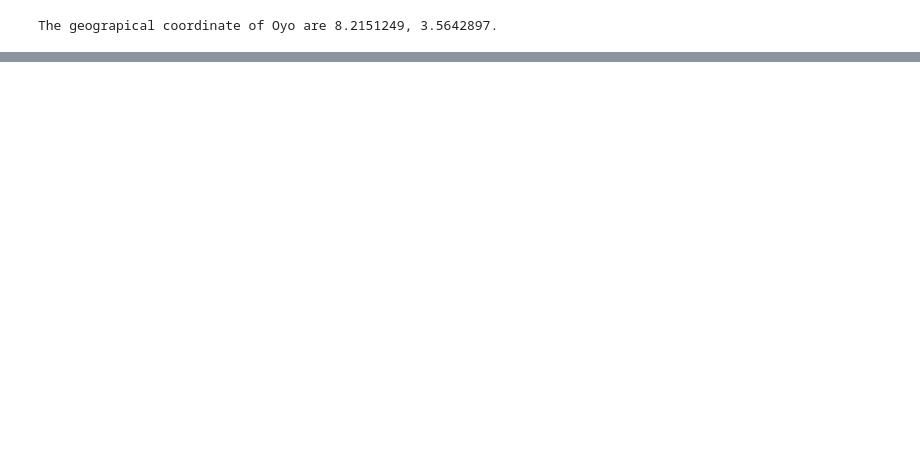
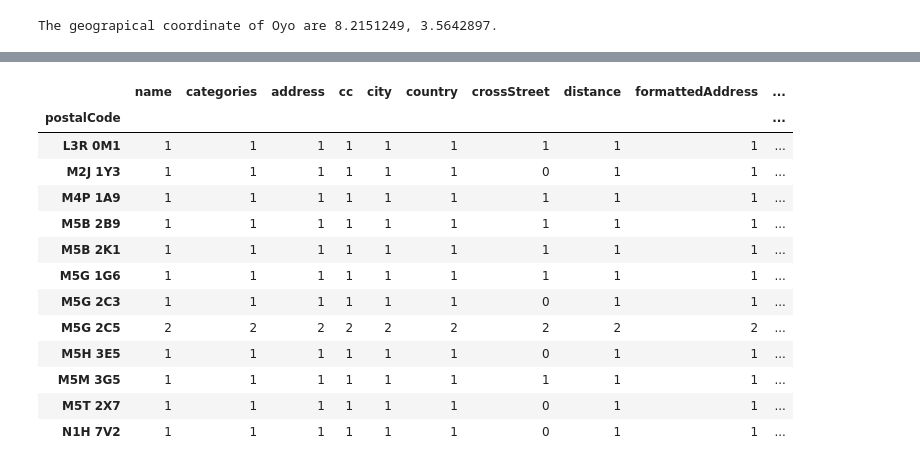
Before and after one commit to Susy4lifey/Coursera_Capstone, a Jupyter notebook: Final Project- The Battle of Neighborhoods.ipynb, the cells around one changed output, grey strips where cells are left out. Drawn from its saved outputs; the diff is of its cells as text; code cells hidden in the pictures; blank space fills up the shorter version.

```diff
--- a/Final Project- The Battle of Neighborhoods.ipynb
+++ b/Final Project- The Battle of Neighborhoods.ipynb
@@ -127,0 +140,8 @@ map_oyo
+# %%
+CLIENT_ID = 'YY0FFSMVXFEN4J2JVTBP4VKH0HBDCHL2JCUIFGQZ5OJ1HXAR' # your Foursquare ID
+CLIENT_SECRET = 'Y0RM40VZV0YZTK1WYNWCCHTGX5RZSHJTR13MAYQGZIBYDNLG' # your Foursquare Secret
+VERSION = '20180604'
+LIMIT = 30
+print('Your credentails:')
+print('CLIENT_ID: ' + CLIENT_ID)
+print('CLIENT_SECRET:' + CLIENT_SECRET)
@@ -127,0 +207,7 @@ map_oyo
+# %%
+# assign relevant part of JSON to schools
+schools = TorontoResults['response']['venues']
+
+# tranform schools into a dataframe
+Torontodataframe = json_normalize(schools)
+Torontodataframe.head()
@@ -127,0 +221,24 @@ map_oyo
+# %%
+# keep only columns that include school name, and anything that is associated with location
+filtered_columns = ['name', 'categories'] + [col for col in Torontodataframe.columns if col.startswith('location.')] + ['id']
+Torontodataframe_filtered = Torontodataframe.loc[:, filtered_columns]
+
+# function that extracts the category of the school
+def get_category_type(row):
+    try:
+        categories_list = row['categories']
+    except:
+        categories_list = row['venue.categories']
+
+    if len(categories_list) == 0:
+        return None
+    else:
+        return categories_list[0]['name']
+
+# filter the category for each row
+Torontodataframe_filtered['categories'] = Torontodataframe_filtered.apply(get_category_type, axis=1)
+
+# clean column names by keeping only last term
+Torontodataframe_filtered.columns = [column.split('.')[-1] for column in Torontodataframe_filtered.columns]
+
+Torontodataframe_filtered
@@ -127,0 +263,3 @@ map_oyo
+# %%
+Torontodataframe_filtered = Torontodataframe_filtered.drop(['labeledLatLngs', 'distance', 'cc', 'state', 'country', 'formattedAddress', 'address', 'crossStreet', 'id'], axis=1)
+Torontodataframe_filtered
@@ -127,0 +284,17 @@ map_oyo
+# %%
+Torontodataframe_filtered.groupby('postalCode').count()
+# %% [output]
+|  | name | categories | address | cc | city | country | crossStreet | distance | formattedAddress | ... |
+| postalCode |  |  |  |  |  |  |  |  |  | ... |
+| L3R 0M1 | 1 | 1 | 1 | 1 | 1 | 1 | 1 | 1 | 1 | ... |
+| M2J 1Y3 | 1 | 1 | 1 | 1 | 1 | 1 | 0 | 1 | 1 | ... |
+| M4P 1A9 | 1 | 1 | 1 | 1 | 1 | 1 | 1 | 1 | 1 | ... |
+| M5B 2B9 | 1 | 1 | 1 | 1 | 1 | 1 | 1 | 1 | 1 | ... |
+| M5B 2K1 | 1 | 1 | 1 | 1 | 1 | 1 | 1 | 1 | 1 | ... |
+| M5G 1G6 | 1 | 1 | 1 | 1 | 1 | 1 | 1 | 1 | 1 | ... |
+| M5G 2C3 | 1 | 1 | 1 | 1 | 1 | 1 | 0 | 1 | 1 | ... |
+| M5G 2C5 | 2 | 2 | 2 | 2 | 2 | 2 | 2 | 2 | 2 | ... |
+| M5H 3E5 | 1 | 1 | 1 | 1 | 1 | 1 | 0 | 1 | 1 | ... |
+| M5M 3G5 | 1 | 1 | 1 | 1 | 1 | 1 | 1 | 1 | 1 | ... |
+| M5T 2X7 | 1 | 1 | 1 | 1 | 1 | 1 | 0 | 1 | 1 | ... |
+| N1H 7V2 | 1 | 1 | 1 | 1 | 1 | 1 | 0 | 1 | 1 | ... |
```
Also changed, not shown: parts of 32 cells of this notebook.
